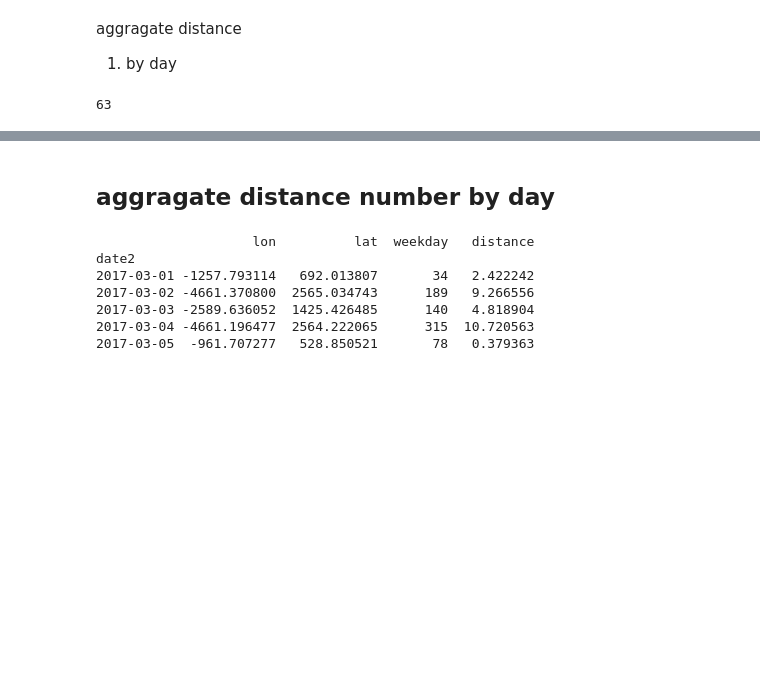
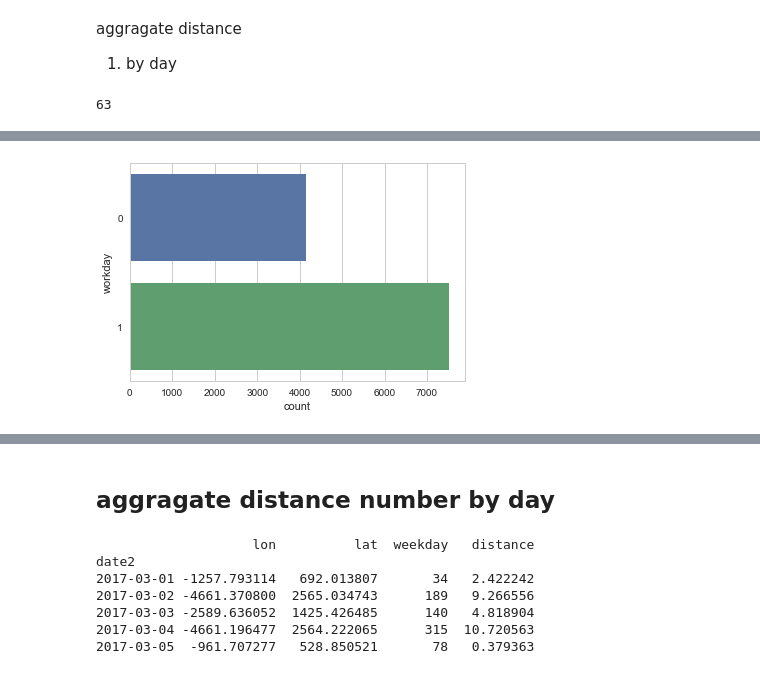
Before and after one commit to avigailvantu/google_timeline, a Jupyter notebook: GoogleTimeline.ipynb, the cells around one changed output, grey strips where cells are left out. Saved outputs shown, nothing was run; the diff lists cells and outputs as text; code cells hidden in the pictures; blank space fills up the shorter version.

```diff
--- a/GoogleTimeline.ipynb
+++ b/GoogleTimeline.ipynb
@@ -491,0 +507,5 @@ Name: date, Length: 223, dtype: int64
+# %%
+sns.countplot(y="workday", data=df1)
+plt.show()
+# %% [output]
+[figure, added]
```
Also changed, not shown: parts of 14 cells of this notebook.
